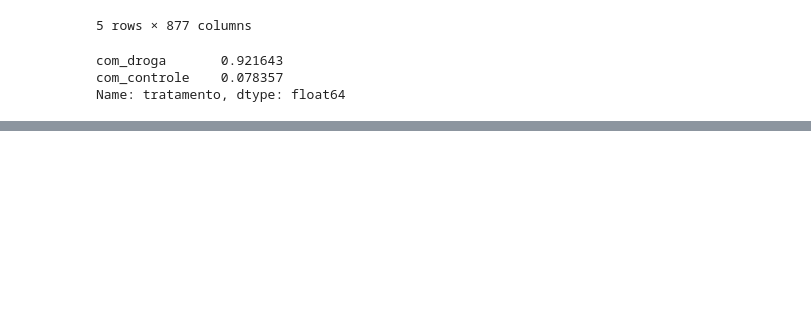
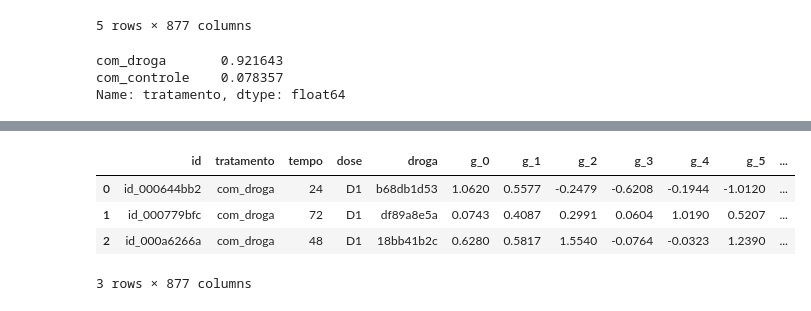
Before and after one commit to fahmoreira/imersao-alura, a Jupyter notebook: Imersão_Dados_Aula_01_|_Python_e_Pandas_e_Genética.ipynb, the cells around one changed output, grey strips where cells are left out. Cells and saved outputs as stored; diff of their text form; code cells hidden in the pictures; blank space fills up the shorter version.

```diff
--- a/Imersão_Dados_Aula_01_|_Python_e_Pandas_e_Genética.ipynb
+++ b/Imersão_Dados_Aula_01_|_Python_e_Pandas_e_Genética.ipynb
@@ -177,0 +202,11 @@ Name: tratamento, dtype: float64
+# %%
+# Continuação do Desafio 5
+# Se fizer a query abaixo sem colocar a string (objeto procurado) sem as aspas duplas
+# é devolvido erro, informando que aquele objeto não foi definido.
+dados.query('tratamento == "com_droga"').head(3)
+# %% [output]
+|  | id | tratamento | tempo | dose | droga | g_0 | g_1 | g_2 | g_3 | g_4 | g_5 | ... |
+| 0 | id_000644bb2 | com_droga | 24 | D1 | b68db1d53 | 1.0620 | 0.5577 | -0.2479 | -0.6208 | -0.1944 | -1.0120 | ... |
+| 1 | id_000779bfc | com_droga | 72 | D1 | df89a8e5a | 0.0743 | 0.4087 | 0.2991 | 0.0604 | 1.0190 | 0.5207 | ... |
+| 2 | id_000a6266a | com_droga | 48 | D1 | 18bb41b2c | 0.6280 | 0.5817 | 1.5540 | -0.0764 | -0.0323 | 1.2390 | ... |
+3 rows × 877 columns
```
Also changed, not shown: parts of 12 cells of this notebook.
